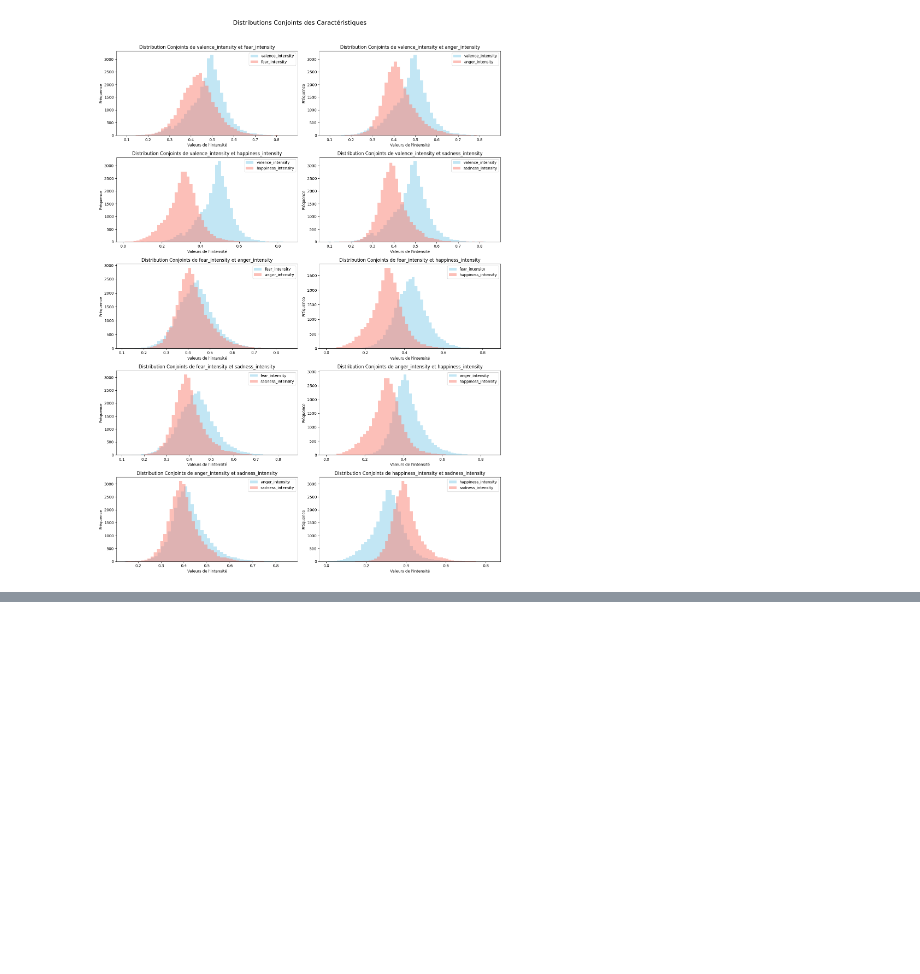
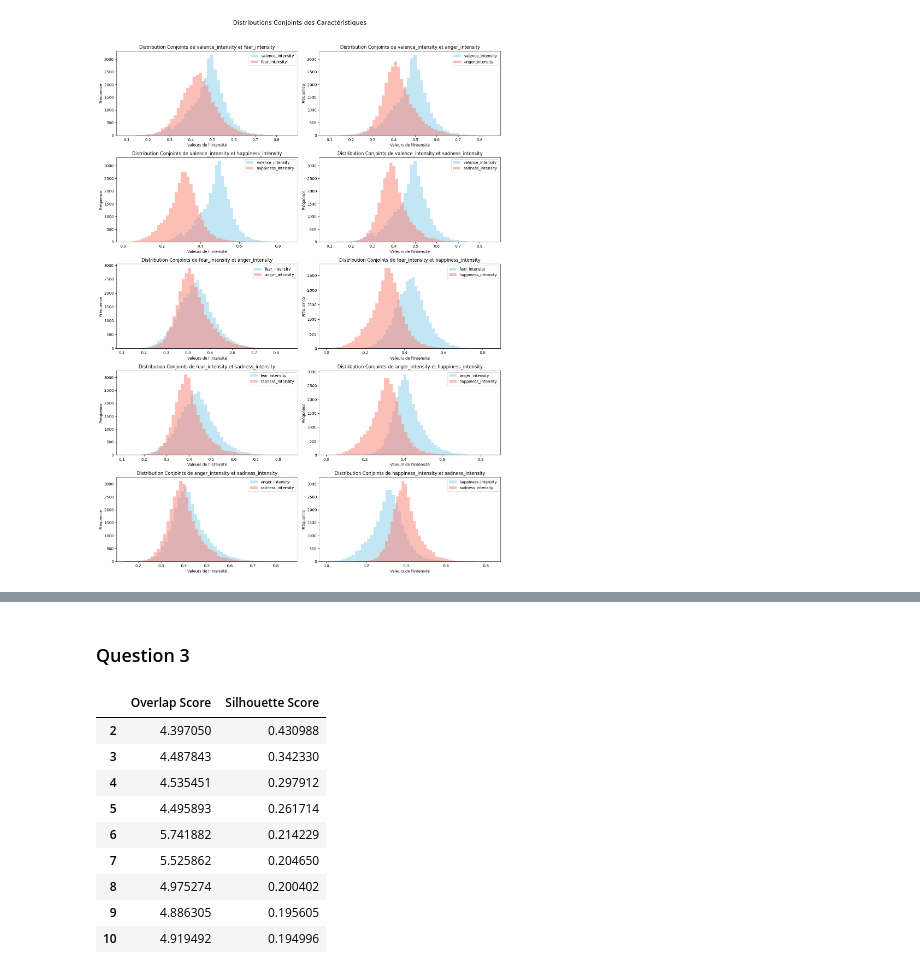
Before and after one commit to KHALOUIoussama/TP2_sciences_de_donnees, a Jupyter notebook: notebook.ipynb, the cells around one changed output, grey strips where cells are left out. Saved outputs shown, nothing was run; the diff lists cells and outputs as text; code cells hidden in the pictures; blank space fills up the shorter version.

```diff
--- a/notebook.ipynb
+++ b/notebook.ipynb
@@ -83,0 +107,10 @@ plt.show()
+# %%
+def calculate_intra_cluster_distance(k, nb_cluster, distance_type='euclidean'):
+    cluster_data = cluster(k, nb_cluster)
+    cluster_center = calculate_cluster_centers(k, nb_cluster).values.reshape(1, -1)
+
+    # Calculate the distances from all points in the cluster to the cluster center
+    distances = pairwise_distances(cluster_data, cluster_center, metric=distance_type)
+
+    # Return the maximum distance (which represents the intra-cluster distance)
+    return distances.max()
@@ -83,0 +161,20 @@ plt.show()
+# %% [markdown]
+### Question 3
+# %%
+pd.DataFrame.from_dict(silhouette_scores, orient='index', columns=['Silhouette Score'])
+overlap_df = pd.DataFrame.from_dict(overlap_scores, orient='index', columns=['Overlap Score'])
+silhouette_df = pd.DataFrame.from_dict(silhouette_scores, orient='index', columns=['Silhouette Score'])
+
+merged_df = pd.concat([overlap_df, silhouette_df], axis=1)
+merged_df
+# %% [output]
+|  | Overlap Score | Silhouette Score |
+| 2 | 4.397050 | 0.430988 |
+| 3 | 4.487843 | 0.342330 |
+| 4 | 4.535451 | 0.297912 |
+| 5 | 4.495893 | 0.261714 |
+| 6 | 5.741882 | 0.214229 |
+| 7 | 5.525862 | 0.204650 |
+| 8 | 4.975274 | 0.200402 |
+| 9 | 4.886305 | 0.195605 |
+| 10 | 4.919492 | 0.194996 |
```
Also changed, not shown: parts of 11 cells of this notebook, 1 other file.
